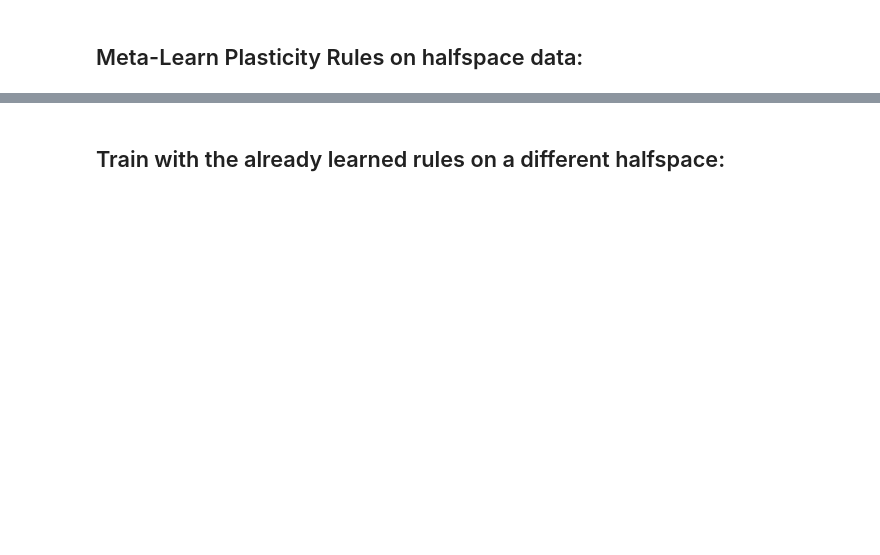
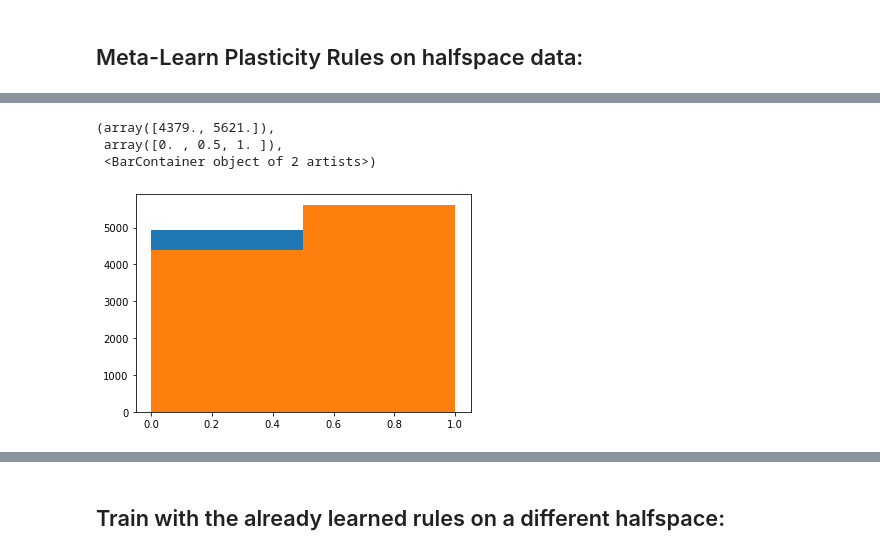
Before and after one commit to saykartik/assemblies, a Jupyter notebook: BrainNet/FFBrainNet Tests.ipynb, the cells around one changed output, grey strips where cells are left out. Cells and saved outputs as stored; diff of their text form; code cells hidden in the pictures; blank space fills up the shorter version.

```diff
--- a/BrainNet/FFBrainNet Tests.ipynb
+++ b/BrainNet/FFBrainNet Tests.ipynb
@@ -139,3 +142,14 @@ Mean loss so far: 0.5070245667734237
+# %%
+all_true_y, all_pred_y = other_stats[:2]
+all_true_y = np.array(all_true_y, dtype=np.int32)
+all_pred_y = np.array(all_pred_y, dtype=np.int32)
+plt.hist(all_true_y, bins=2)
+plt.hist(all_pred_y, bins=2)
+# %% [output]
+(array([4379., 5621.]),
+ array([0. , 0.5, 1. ]),
+ <BarContainer object of 2 artists>)
+[figure, added]
 # %%
 # Show updated hidden layer rule
 print('brain hidden_layer_rule:')
```
Also changed, not shown: parts of 9 cells of this notebook, 1 other file.
